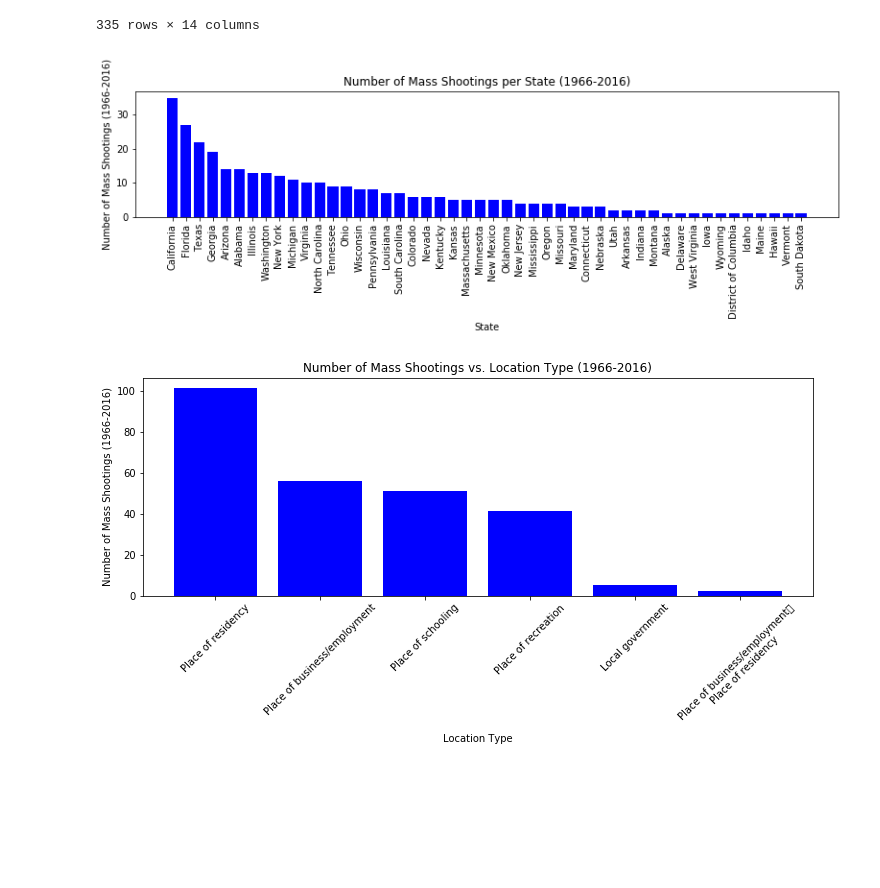
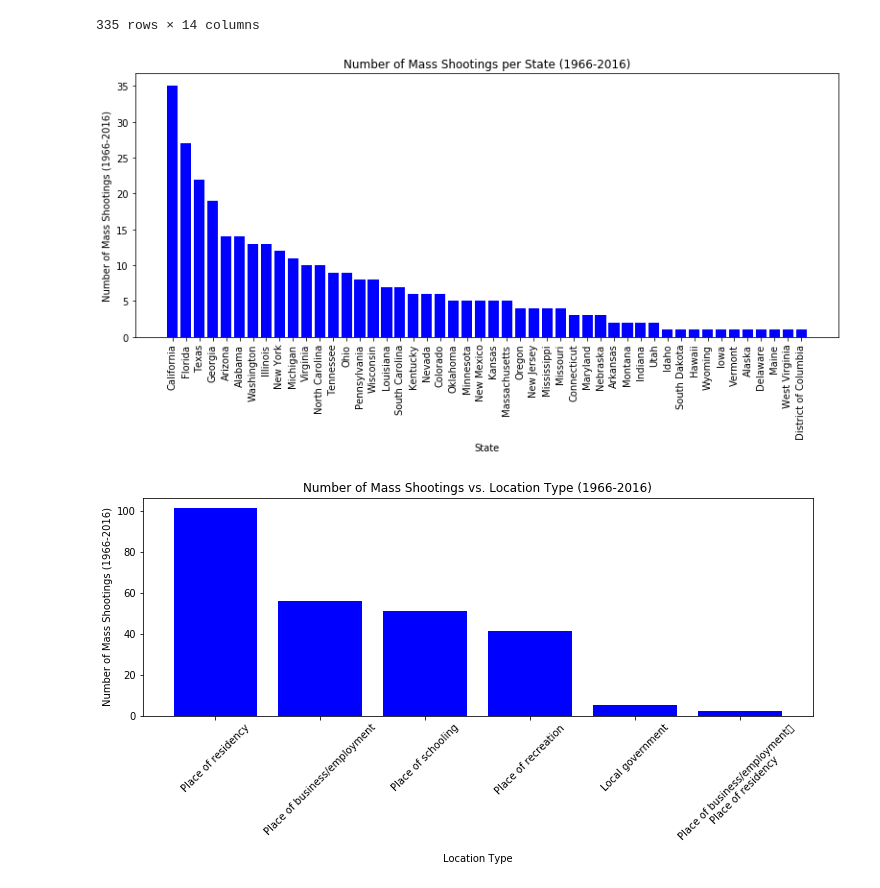
Before and after one commit to yuanyuans29/mass_shooting_analysis, a Jupyter notebook: Shootings_Data.ipynb, the cells around one changed output. Cells and saved outputs as stored; diff of their text form; code cells hidden in the pictures; blank space fills up the shorter version.

```diff
--- a/Shootings_Data.ipynb
+++ b/Shootings_Data.ipynb
@@ -213,35 +214,35 @@ shootings_ms_df
 # %%
 #count number of mass shooting per state
 s = shootings_ms_df["State"].value_counts()
 s_df = pd. DataFrame(s)
 
 #reset index
 s_df.reset_index(inplace=True)
 
 #rename column header
 s_df.rename(columns ={"index":"State","State":"Number of Mass Shootings"},inplace=True)
 
 #plot bar graph to show number of mass shootings per state
 x =s_df["State"]
 y =s_df["Number of Mass Shootings"]
 
-plt.figure(figsize=(11, 4))
+plt.figure(figsize=(11,6))
 plt.bar(x,y,color ="b",width=0.8, align="center")
 
 #add x labels, y labels, title
 plt.xlabel("State")
 plt.ylabel("Number of Mass Shootings (1966-2016)")
 plt.title("Number of Mass Shootings per State (1966-2016)")
 
 #rotate x-axis to display name of states vertically
 plt.xticks(rotation=90)
 plt.tight_layout()
 #save image
-plt.savefig("shootings_by_state_bar_chart.png")
+plt.savefig("images/shootings_by_state_bar_chart.png", bbox_inches="tight")
 #show fig
 plt.show()
 # %% [output]
-[figure, old version]
+[figure, new version]
 # %%
 #count number of mass shooting at each location type
 loc = shootings_ms_df["Relationship to Incident Location"].value_counts()
```
Also changed, not shown: parts of 8 cells of this notebook.
